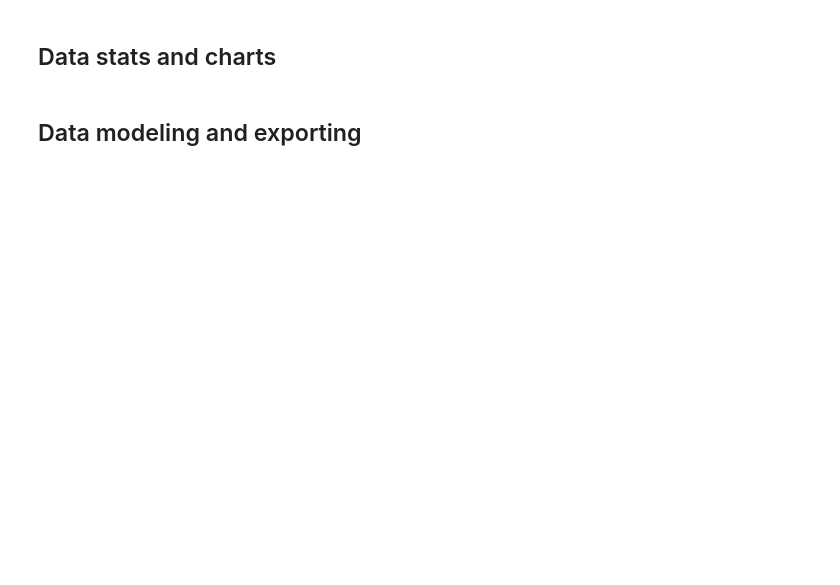
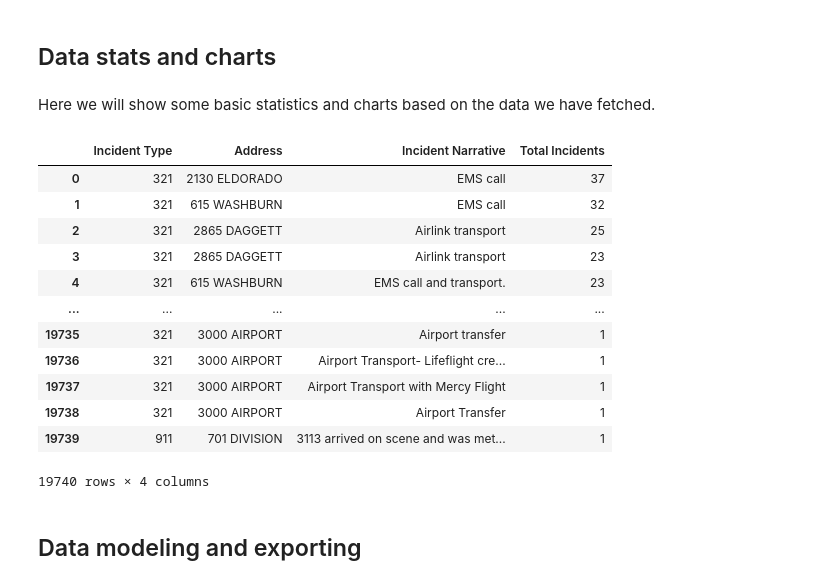
Before and after one commit to datasantana/emergencyNetworking, a Jupyter notebook: main.ipynb, the cells around one changed output. Drawn from its saved outputs; the diff is of its cells as text; code cells hidden in the pictures; blank space fills up the shorter version.

```diff
--- a/main.ipynb
+++ b/main.ipynb
@@ -61,3 +120,27 @@ Page:  1
+# %% [markdown]
+Here we will show some basic statistics and charts based on the data we have fetched.
+# %%
+# Basic stats and charts
+
+# describe the data
+#fire_billing_df.describe()
+
+# aggregate the data by 'incident_type' and count the number of records
+fire_billing_df.groupby(['Incident Type', 'Address', 'Incident Narrative']).agg({'id': 'count'}).rename(columns={'id': 'Total Incidents'}).sort_values('Total Incidents', ascending=False).reset_index()
+# %% [output]
+|  | Incident Type | Address | Incident Narrative | Total Incidents |
+| 0 | 321 | 2130 ELDORADO | EMS call | 37 |
+| 1 | 321 | 615 WASHBURN | EMS call | 32 |
+| 2 | 321 | 2865 DAGGETT | Airlink transport | 25 |
+| 3 | 321 | 2865 DAGGETT | Airlink transport | 23 |
+| 4 | 321 | 615 WASHBURN | EMS call and transport. | 23 |
+| ... | ... | ... | ... | ... |
+| 19735 | 321 | 3000 AIRPORT | Airport transfer | 1 |
+| 19736 | 321 | 3000 AIRPORT | Airport Transport- Lifeflight cre... | 1 |
+| 19737 | 321 | 3000 AIRPORT | Airport Transport with Mercy Flight | 1 |
+| 19738 | 321 | 3000 AIRPORT | Airport Transfer | 1 |
+| 19739 | 911 | 701 DIVISION | 3113 arrived on scene and was met... | 1 |
+19740 rows × 4 columns
 # %% [markdown]
 ## Data modeling and exporting
 # %%
```
Also changed, not shown: parts of 10 cells of this notebook, 1 other file.
